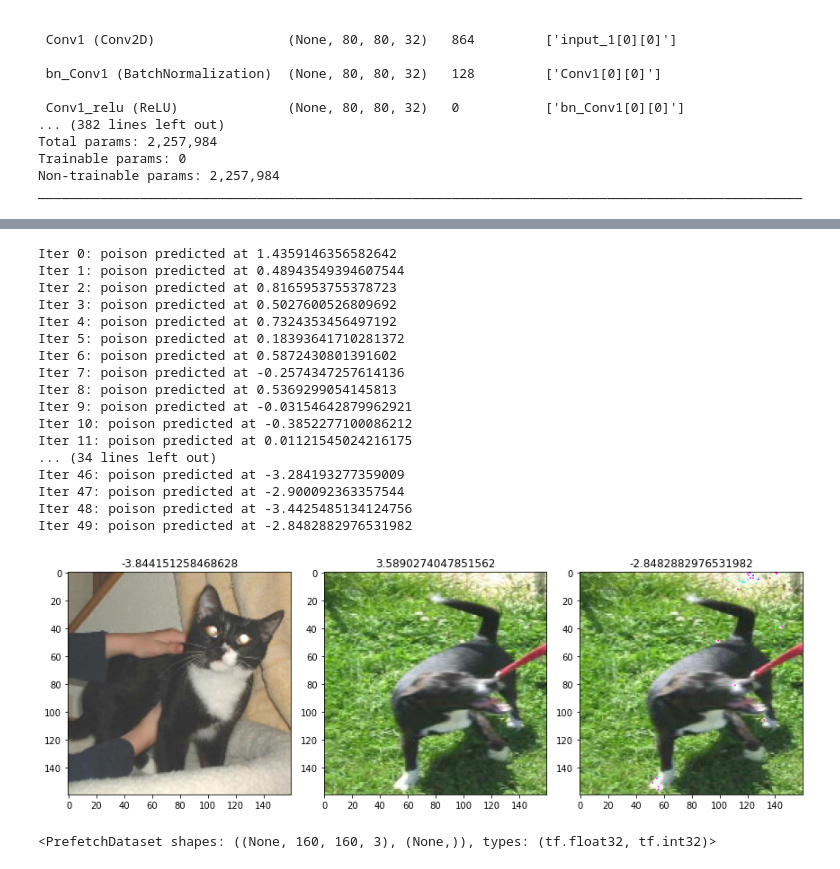
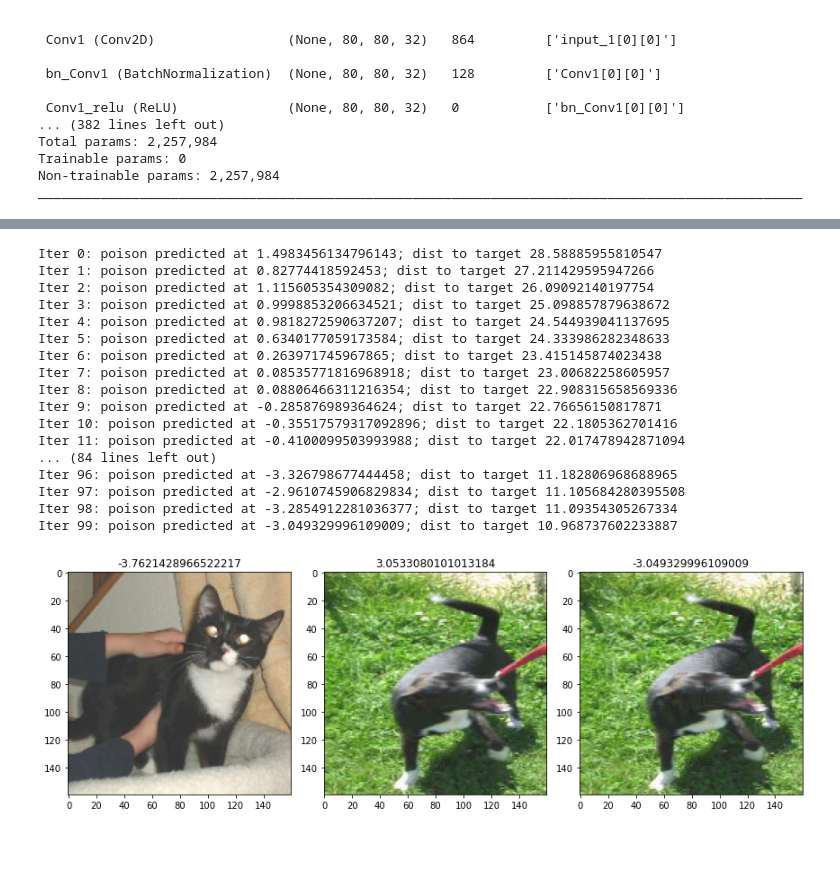
Before and after one commit to WileyCorning/CS782-poison-frogs, a Jupyter notebook: transfer-learning-attack.ipynb, the cells around one changed output, grey strips where cells are left out. Saved outputs shown, nothing was run; the diff lists cells and outputs as text; code cells hidden in the pictures.

```diff
--- a/transfer-learning-attack.ipynb
+++ b/transfer-learning-attack.ipynb
@@ -283,7 +286,8 @@ def algo_1(model, feature_model,t_val,b_val, rate_lambda, coef_beta, n_iter):
     for i in range(n_iter):
         x = forward_update(feature_model,x,t_val,rate_lambda)
         x = backward_update(x,b_val,rate_lambda,coef_beta)
-        print(f"Iter {i}: poison predicted at {model.predict(x).item()}")
+        x = tf.clip_by_value(x,0.0,255.0)
+        print(f"Iter {i}: poison predicted at {model.predict(x).item()}; dist to target {fs_dist(feature_model,t_val,x)}")
     return x
 
 def get_penultimate_layer_model(model):
@@ -292,19 +296,25 @@ def get_penultimate_layer_model(model):
 def ez_imshow(img):
     plt.imshow(np.squeeze(img).astype("uint8"))
 
+def imshow_pred(model,img):
+    ez_imshow(img)
+    plt.title(model.predict(img).item())
+
+def fs_dist(fs_model,a,b):
+    pred_a = fs_model(a,training=False)
+    pred_b = fs_model(b,training=False)
+    return np.linalg.norm(pred_a-pred_b)
+
 # Assumes img_t, img_b are of shape (1, M, N, 3)
 def demo_algo_1(model, img_t, img_b, rate_lambda, coef_beta, n_iter):
     img_p = algo_1(model,get_penultimate_layer_model(model),img_t, img_b, rate_lambda, coef_beta,n_iter)
     plt.figure(figsize=(12,4))
     plt.subplot(1,3,1)
-    ez_imshow(img_t)
-    plt.title(model.predict(img_t).item())
+    imshow_pred(model,img_t)
     plt.subplot(1,3,2)
-    ez_imshow(img_b)
-    plt.title(model.predict(img_b).item())
+    imshow_pred(model,img_b)
     plt.subplot(1,3,3)
-    ez_imshow(img_p)
-    plt.title(model.predict(img_p).item())
+    imshow_pred(model,img_p)
     plt.tight_layout()
     plt.show()
 
@@ -341,3 +345,3 @@ subject_dataset_ub = subject_dataset.unbatch()
 # %%
-(_target_image, _base_image) = sel_images(subject_dataset_ub,0,500)
+((_target_image,_target_class), (_base_image,_base_class)) = sel_images(subject_dataset_ub,0,500)
 # %% [output]
@@ -345,25 +353,22 @@ subject_dataset_ub = subject_dataset.unbatch()
 # %%
-_poison_image = demo_algo_1(model,_target_image,_base_image, 20, 0.001, 50)
+#_poison_image = demo_algo_1(model,_target_image,_base_image, 20, 0.001, 50)
+_poison_image = demo_algo_1(model,_target_image,_base_image, 20, 0.00, 100)
 # %% [output]
-Iter 0: poison predicted at 1.4359146356582642
-Iter 1: poison predicted at 0.48943549394607544
-Iter 2: poison predicted at 0.8165953755378723
-Iter 3: poison predicted at 0.5027600526809692
-Iter 4: poison predicted at 0.7324353456497192
-Iter 5: poison predicted at 0.18393641710281372
-Iter 6: poison predicted at 0.5872430801391602
-Iter 7: poison predicted at -0.2574347257614136
-Iter 8: poison predicted at 0.5369299054145813
-Iter 9: poison predicted at -0.03154642879962921
-Iter 10: poison predicted at -0.3852277100086212
-Iter 11: poison predicted at 0.01121545024216175
-... (34 lines left out)
-Iter 46: poison predicted at -3.284193277359009
-Iter 47: poison predicted at -2.900092363357544
-Iter 48: poison predicted at -3.4425485134124756
-Iter 49: poison predicted at -2.8482882976531982
+Iter 0: poison predicted at 1.4983456134796143; dist to target 28.58885955810547
+Iter 1: poison predicted at 0.82774418592453; dist to target 27.211429595947266
+Iter 2: poison predicted at 1.115605354309082; dist to target 26.09092140197754
+Iter 3: poison predicted at 0.9998853206634521; dist to target 25.098857879638672
+Iter 4: poison predicted at 0.9818272590637207; dist to target 24.544939041137695
+Iter 5: poison predicted at 0.6340177059173584; dist to target 24.333986282348633
+Iter 6: poison predicted at 0.263971745967865; dist to target 23.415145874023438
+Iter 7: poison predicted at 0.08535771816968918; dist to target 23.00682258605957
+Iter 8: poison predicted at 0.08806466311216354; dist to target 22.908315658569336
+Iter 9: poison predicted at -0.285876989364624; dist to target 22.76656150817871
+Iter 10: poison predicted at -0.35517579317092896; dist to target 22.1805362701416
+Iter 11: poison predicted at -0.4100099503993988; dist to target 22.017478942871094
+... (84 lines left out)
+Iter 96: poison predicted at -3.326798677444458; dist to target 11.182806968688965
+Iter 97: poison predicted at -2.9610745906829834; dist to target 11.105684280395508
+Iter 98: poison predicted at -3.2854912281036377; dist to target 11.09354305267334
+Iter 99: poison predicted at -3.049329996109009; dist to target 10.968737602233887
-[figure, old version]
+[figure, new version]
-# %%
-train_dataset
-# %% [output]
-<PrefetchDataset shapes: ((None, 160, 160, 3), (None,)), types: (tf.float32, tf.int32)>
```
Also changed, not shown: parts of 24 cells of this notebook, 1 other file.
